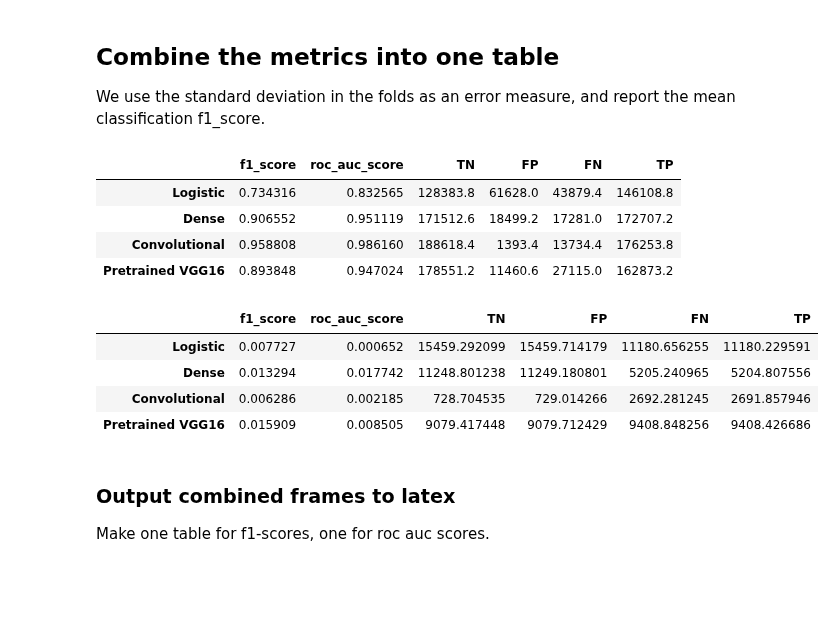
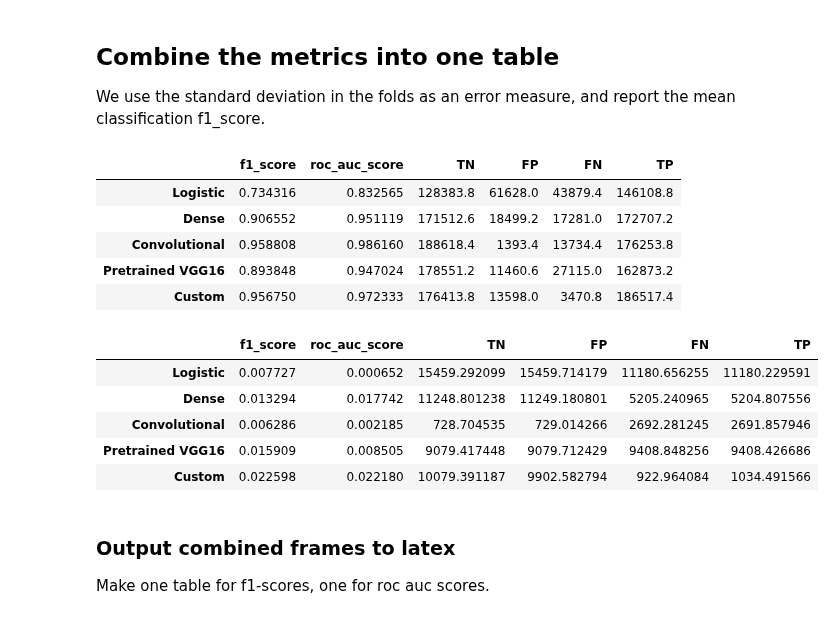
Before and after one commit to geirtul/master_analysis, a Jupyter notebook: notebooks/results/classification_simulated.ipynb, the cells around one changed output. Cells and saved outputs as stored; diff of their text form; code cells hidden in the pictures; blank space fills up the shorter version.

```diff
--- a/notebooks/results/classification_simulated.ipynb
+++ b/notebooks/results/classification_simulated.ipynb
@@ -97,10 +111,12 @@ display(dense_means)
 # Load logistic regression experiment
 cnn_ex_id = "b56e64ac3b1c"
 cnn_ex = load_experiment(cnn_ex_id)
-#log_model = tf.keras.models.load_model(repo_root + "models/" + cnn_ex_id + ".h5")
+cnn_model = tf.keras.models.load_model(repo_root + "models/" + cnn_ex_id + ".h5", compile=False)
+cnn_test = classification_metrics(cnn_model, test_images, test_labels, "cnn_test")
+del cnn_model
 
 cnn_metrics = experiment_metrics_to_df(cnn_ex)
-display(cnn_metrics)
+#display(cnn_metrics)
 cnn_means = cnn_metrics.agg([np.mean, np.std])#.applymap('{:.3f}'.format)
 cnn_means = cnn_means.rename(index={'mean': 'cnn_mean', 'std': 'cnn_std'})
-display(cnn_means)
+#display(cnn_means)
@@ -126,13 +132,16 @@ layer. At some point our input is too small to pass through to the rest of the n
 We therefore cut the network at the point where this becomes and issue.
 Alternatively, one could possibly keep the depth but remove max-pooling layers.
 # %%
-# Load logistic regression experiment
+# Load pretrained regression experiment
 pretrained_ex_id = "c96f61c743c2"
 pretrained_ex = load_experiment(pretrained_ex_id)
-#log_model = tf.keras.models.load_model(repo_root + "models/" + pretrained_ex_id + ".h5")
+
+pretrained_model = tf.keras.models.load_model(repo_root + "models/" + pretrained_ex_id + ".h5", compile=False)
+pretrained_test = classification_metrics(pretrained_model, np.concatenate((test_images, test_images, test_images), axis=-1), test_labels, "pretrained_test")
+del pretrained_model
 
 pretrained_metrics = experiment_metrics_to_df(pretrained_ex)
-display(pretrained_metrics)
+#display(pretrained_metrics)
 pretrained_means = pretrained_metrics.agg([np.mean, np.std])#.applymap('{:.3f}'.format)
 pretrained_means = pretrained_means.rename(index={'mean': 'pretrained_mean', 'std': 'pretrained_std'})
-display(pretrained_means)
+#display(pretrained_means)
@@ -152,13 +151,15 @@ display(pretrained_means)
 # Load custom classification experiment
 custom_ex_id = "424cc250c5ab"
 custom_ex = load_experiment(custom_ex_id)
-#log_model = tf.keras.models.load_model(repo_root + "models/" + pretrained_ex_id + ".h5")
+custom_model = tf.keras.models.load_model(repo_root + "models/" + custom_ex_id + ".h5", compile=False)
+custom_test = classification_metrics(custom_model, test_images, test_labels, "custom_test")
+del custom_model
 
 custom_metrics = experiment_metrics_to_df(custom_ex)
-display(custom_metrics)
+#display(custom_metrics)
 custom_means = custom_metrics.agg([np.mean, np.std])#.applymap('{:.3f}'.format)
 custom_means = custom_means.rename(index={'mean': 'custom_mean', 'std': 'custom_std'})
-display(custom_means)
+#display(custom_means)
 # %% [markdown]
 ## Combine the metrics into one table
 We use the standard deviation in the folds as an error measure, and report the mean classification f1_score.
@@ -177,38 +178,58 @@ all_means = pd.DataFrame(
         'dense_mean': 'Dense',
         'cnn_mean': 'Convolutional',
         'pretrained_mean': 'Pretrained VGG16',
+        'custom_mean': 'Custom',
     }
 )
 display(all_means)
 all_std = pd.DataFrame(
     [
         log_means.iloc[1][['f1_score', 'roc_auc_score', 'TN', 'FP', 'FN', 'TP']],
         dense_means.iloc[1][['f1_score', 'roc_auc_score', 'TN', 'FP', 'FN', 'TP']],
         cnn_means.iloc[1][['f1_score', 'roc_auc_score', 'TN', 'FP', 'FN', 'TP']],
         pretrained_means.iloc[1][['f1_score', 'roc_auc_score', 'TN', 'FP', 'FN', 'TP']],
         custom_means.iloc[1][['f1_score', 'roc_auc_score', 'TN', 'FP', 'FN', 'TP']],
     ]
 ).rename(
     index={
         'log_std': 'Logistic',
         'dense_std': 'Dense',
         'cnn_std': 'Convolutional',
         'pretrained_std': 'Pretrained VGG16',
         'custom_std': 'Custom'
     }
 )
 display(all_std)
+all_test = pd.DataFrame(
+    [
+        log_test.iloc[0][['f1_score', 'roc_auc_score', 'TN', 'FP', 'FN', 'TP']],
+        dense_test.iloc[0][['f1_score', 'roc_auc_score', 'TN', 'FP', 'FN', 'TP']],
+        cnn_test.iloc[0][['f1_score', 'roc_auc_score', 'TN', 'FP', 'FN', 'TP']],
+        pretrained_test.iloc[0][['f1_score', 'roc_auc_score', 'TN', 'FP', 'FN', 'TP']],
+        custom_test.iloc[0][['f1_score', 'roc_auc_score', 'TN', 'FP', 'FN', 'TP']],
+    ]
+).rename(
+    index={
+        'log_test': 'Logistic',
+        'dense_test': 'Dense',
+        'cnn_test': 'Convolutional',
+        'pretrained_test': 'Pretrained VGG16',
+        'custom_test': 'Custom',
+    }
+)
 # %% [output]
 |  | f1_score | roc_auc_score | TN | FP | FN | TP |
 | Logistic | 0.734316 | 0.832565 | 128383.8 | 61628.0 | 43879.4 | 146108.8 |
 | Dense | 0.906552 | 0.951119 | 171512.6 | 18499.2 | 17281.0 | 172707.2 |
 | Convolutional | 0.958808 | 0.986160 | 188618.4 | 1393.4 | 13734.4 | 176253.8 |
 | Pretrained VGG16 | 0.893848 | 0.947024 | 178551.2 | 11460.6 | 27115.0 | 162873.2 |
+| Custom | 0.956750 | 0.972333 | 176413.8 | 13598.0 | 3470.8 | 186517.4 |
 |  | f1_score | roc_auc_score | TN | FP | FN | TP |
 | Logistic | 0.007727 | 0.000652 | 15459.292099 | 15459.714179 | 11180.656255 | 11180.229591 |
 | Dense | 0.013294 | 0.017742 | 11248.801238 | 11249.180801 | 5205.240965 | 5204.807556 |
 | Convolutional | 0.006286 | 0.002185 | 728.704535 | 729.014266 | 2692.281245 | 2691.857946 |
 | Pretrained VGG16 | 0.015909 | 0.008505 | 9079.417448 | 9079.712429 | 9408.848256 | 9408.426686 |
+| Custom | 0.022598 | 0.022180 | 10079.391187 | 9902.582794 | 922.964084 | 1034.491566 |
 # %% [markdown]
 ### Output combined frames to latex
 Make one table for f1-scores, one for roc auc scores.
```
Also changed, not shown: parts of 32 cells of this notebook, 1 other file.
